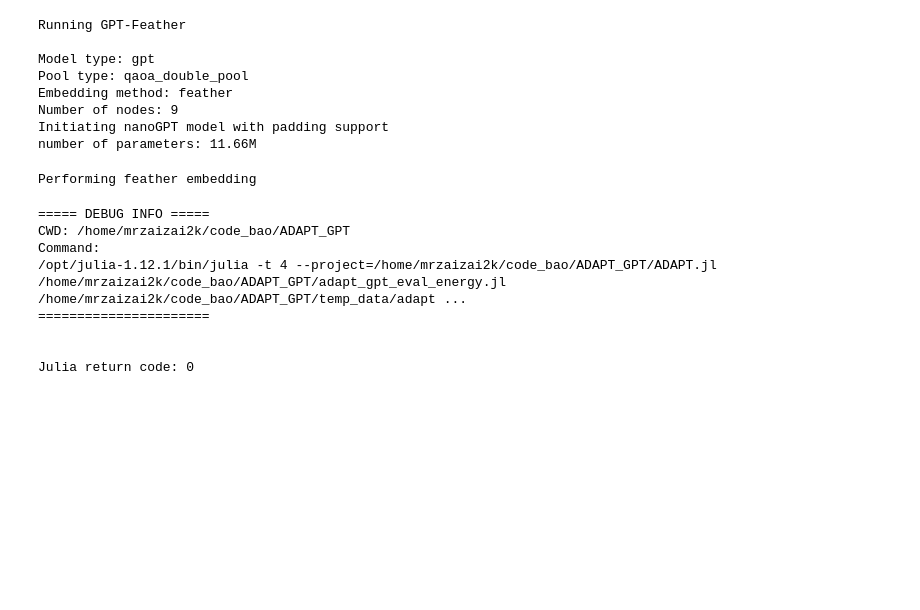
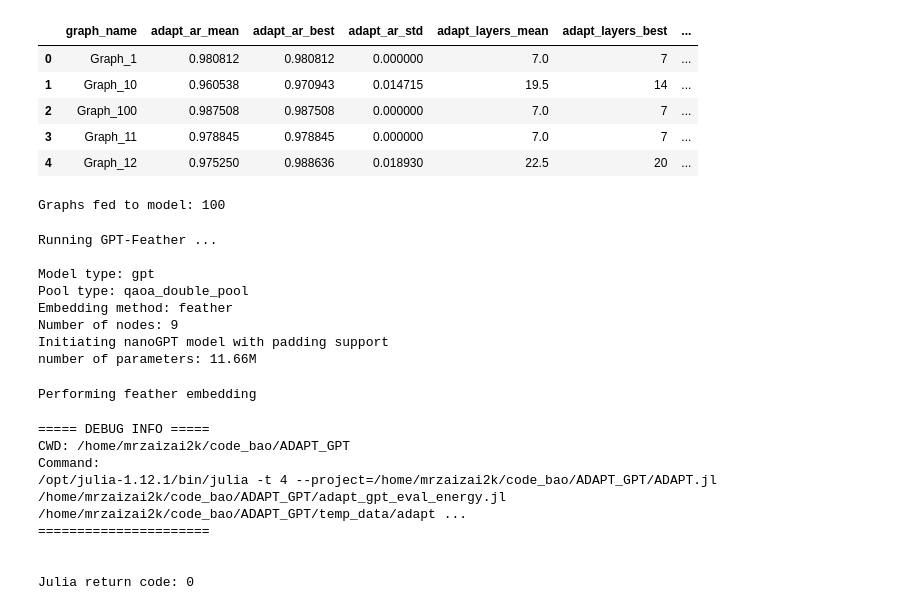
Before and after one commit to mrzaizai2k/Adapt-LLM, a Jupyter notebook: Adapt_llm_comparision.ipynb, the cells around one changed output. Drawn from its saved outputs; the diff is of its cells as text; code cells hidden in the pictures; blank space fills up the shorter version.

```diff
--- a/Adapt_llm_comparision.ipynb
+++ b/Adapt_llm_comparision.ipynb
@@ -154,0 +78,24 @@ Aggregating results...
+# %%
+# ------------------------
+# LOAD & AGGREGATE ADAPT
+# ------------------------
+
+adapt_df = get_combined_res_df(data_input_path, debug_limit=None)
+
+print(f"Total ADAPT rows      : {len(adapt_df)}")
+print(f"Unique graphs         : {adapt_df['graph_name'].nunique()}")
+print(f"Runs per graph (mean) : {adapt_df.groupby('graph_name').size().mean():.2f}")
+
+# Aggregate ADAPT per graph — captures mean, best, std, and layer stats
+adapt_agg = adapt_df.groupby("graph_name").agg(
+    adapt_ar_mean  = ("approx_ratio", "mean"),
+    adapt_ar_best  = ("approx_ratio", "max"),
+    adapt_ar_std   = ("approx_ratio", "std"),
+    adapt_layers_mean = ("n_layers",  "mean"),
+    adapt_layers_best = ("n_layers",  "min"),   # min layers = most efficient run
+    adapt_n_runs   = ("run",          "count"),
+).reset_index()
+
+adapt_agg["adapt_ar_std"] = adapt_agg["adapt_ar_std"].fillna(0)  # single-run graphs → std=NaN
+
+print(f"\nAggregated ADAPT shape: {adapt_agg.shape}")
@@ -154,0 +117,17 @@ Aggregating results...
+# %%
+adapt_agg.head()
+# %% [output]
+|  | graph_name | adapt_ar_mean | adapt_ar_best | adapt_ar_std | adapt_layers_mean | adapt_layers_best | ... |
+| 0 | Graph_1 | 0.980812 | 0.980812 | 0.000000 | 7.0 | 7 | ... |
+| 1 | Graph_10 | 0.960538 | 0.970943 | 0.014715 | 19.5 | 14 | ... |
+| 2 | Graph_100 | 0.987508 | 0.987508 | 0.000000 | 7.0 | 7 | ... |
+| 3 | Graph_11 | 0.978845 | 0.978845 | 0.000000 | 7.0 | 7 | ... |
+| 4 | Graph_12 | 0.975250 | 0.988636 | 0.018930 | 22.5 | 20 | ... |
+# %%
+# Use only unique graphs for model generation
+unique_adapt_df = adapt_df.drop_duplicates(subset="graph_name").reset_index(drop=True)
+graphs_unique, meta_df = load_graphs_from_adapt(unique_adapt_df)
+
+print(f"Graphs fed to model: {len(graphs_unique)}")
+# %% [output]
+Graphs fed to model: 100
@@ -160,26 +163,24 @@ Aggregating results...
 all_results = []
 
 for cfg in MODEL_CONFIGS:
+    print(f"\nRunning {cfg['name']} ...")
+    model   = load_model(cfg)
+    df_eval = run_model(model, graphs_unique)
 
-    print(f"Running {cfg['name']}")
-
-    model = load_model(cfg)
-    df_eval = run_model(model, graphs)
-
-    model_ar, model_layers = compute_model_metrics(df_eval)
+    model_ar, model_layers, model_error_rate = compute_model_metrics(df_eval)
 
     res_df = pd.DataFrame({
-        "graph_name": meta_df["graph_name"],
-        "model": cfg["name"],
-        "model_ar": model_ar.values,
-        "model_layers": model_layers.values,
+        "graph_name"       : meta_df["graph_name"],
+        "model"            : cfg["name"],
+        "model_ar"         : model_ar.values,
+        "model_layers"     : model_layers.values,
+        "model_error_rate" : model_error_rate.values,
     })
-
     all_results.append(res_df)
 
 model_results_df = pd.concat(all_results, ignore_index=True)
 # %% [output]
-Running GPT-Feather
+Running GPT-Feather ...
 
 Model type: gpt
 Pool type: qaoa_double_pool
```
Also changed, not shown: parts of 19 cells of this notebook, 7 other files.
